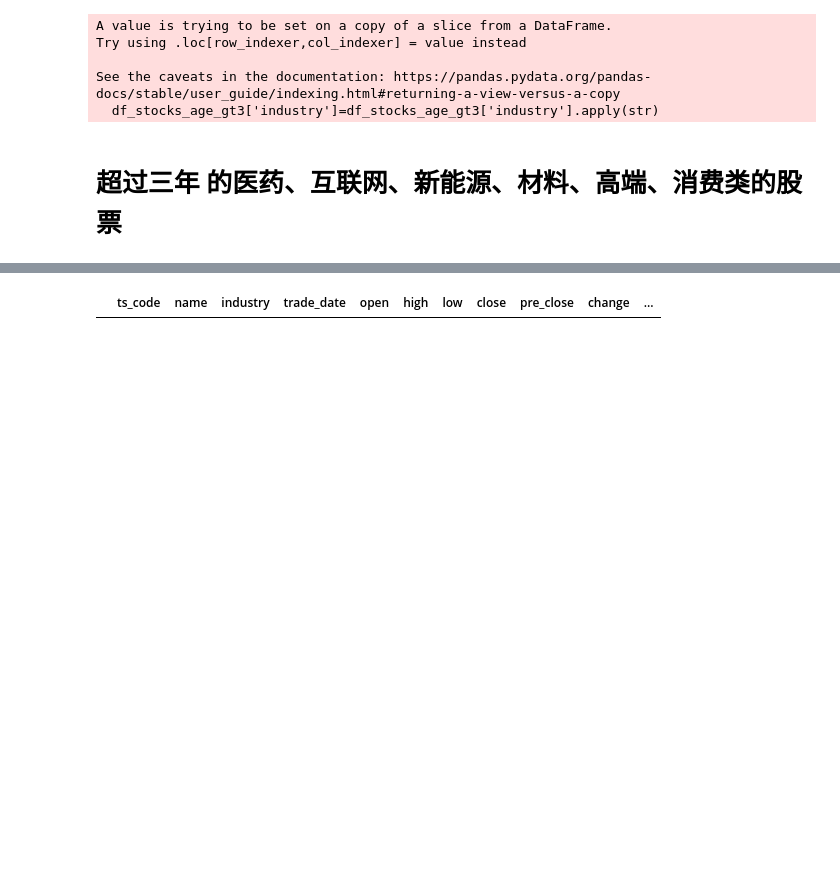
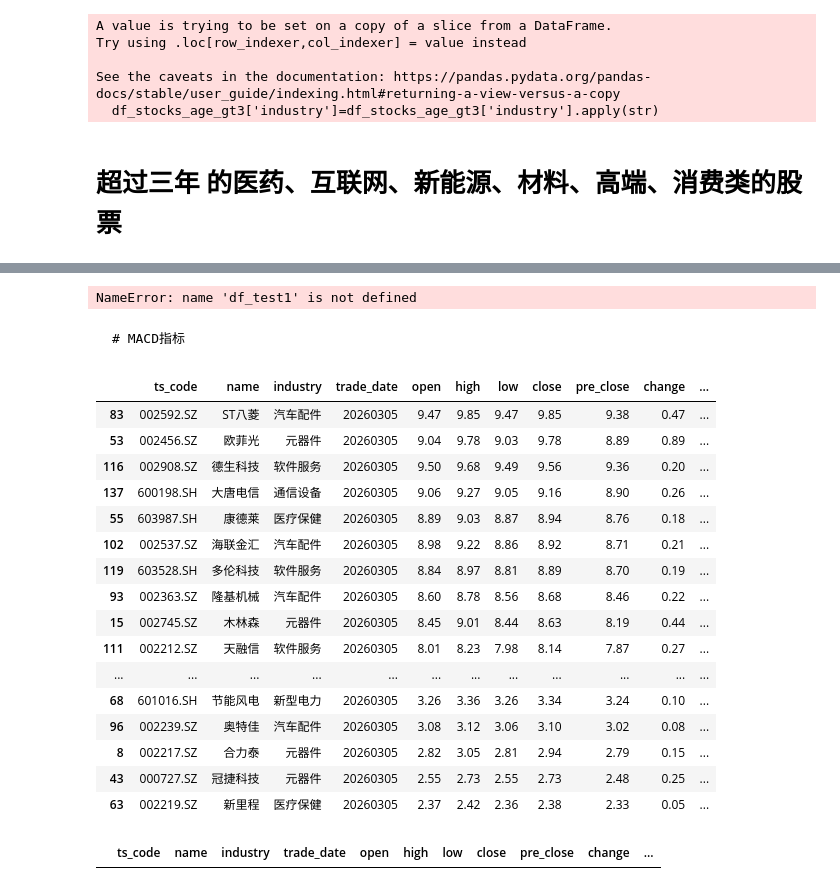
Before and after one commit to whgloveucq/jupyterfiles, a Jupyter notebook: OApractice/stock_study2023.ipynb, the cells around one changed output, grey strips where cells are left out. Saved outputs shown, nothing was run; the diff lists cells and outputs as text; code cells hidden in the pictures; blank space fills up the shorter version.

```diff
--- a/OApractice/stock_study2023.ipynb
+++ b/OApractice/stock_study2023.ipynb
@@ -387,5 +401,29 @@ df_gg_tmp1.head(30)
 # %%
-# df_gg_tmp1.head(30)
+df_test1
+# %% [output]
+NameError: name 'df_test1' is not defined
+# %% [markdown]
+    # MACD指标
+# %%
+df_selected_tmp3.query("close<10").sort_values(by='close' ,ascending=False)
+# %% [output]
+|  | ts_code | name | industry | trade_date | open | high | low | close | pre_close | change | ... |
+| 83 | 002592.SZ | ST八菱 | 汽车配件 | 20260305 | 9.47 | 9.85 | 9.47 | 9.85 | 9.38 | 0.47 | ... |
+| 53 | 002456.SZ | 欧菲光 | 元器件 | 20260305 | 9.04 | 9.78 | 9.03 | 9.78 | 8.89 | 0.89 | ... |
+| 116 | 002908.SZ | 德生科技 | 软件服务 | 20260305 | 9.50 | 9.68 | 9.49 | 9.56 | 9.36 | 0.20 | ... |
+| 137 | 600198.SH | 大唐电信 | 通信设备 | 20260305 | 9.06 | 9.27 | 9.05 | 9.16 | 8.90 | 0.26 | ... |
+| 55 | 603987.SH | 康德莱 | 医疗保健 | 20260305 | 8.89 | 9.03 | 8.87 | 8.94 | 8.76 | 0.18 | ... |
+| 102 | 002537.SZ | 海联金汇 | 汽车配件 | 20260305 | 8.98 | 9.22 | 8.86 | 8.92 | 8.71 | 0.21 | ... |
+| 119 | 603528.SH | 多伦科技 | 软件服务 | 20260305 | 8.84 | 8.97 | 8.81 | 8.89 | 8.70 | 0.19 | ... |
+| 93 | 002363.SZ | 隆基机械 | 汽车配件 | 20260305 | 8.60 | 8.78 | 8.56 | 8.68 | 8.46 | 0.22 | ... |
+| 15 | 002745.SZ | 木林森 | 元器件 | 20260305 | 8.45 | 9.01 | 8.44 | 8.63 | 8.19 | 0.44 | ... |
+| 111 | 002212.SZ | 天融信 | 软件服务 | 20260305 | 8.01 | 8.23 | 7.98 | 8.14 | 7.87 | 0.27 | ... |
+| ... | ... | ... | ... | ... | ... | ... | ... | ... | ... | ... | ... |
+| 68 | 601016.SH | 节能风电 | 新型电力 | 20260305 | 3.26 | 3.36 | 3.26 | 3.34 | 3.24 | 0.10 | ... |
+| 96 | 002239.SZ | 奥特佳 | 汽车配件 | 20260305 | 3.08 | 3.12 | 3.06 | 3.10 | 3.02 | 0.08 | ... |
+| 8 | 002217.SZ | 合力泰 | 元器件 | 20260305 | 2.82 | 3.05 | 2.81 | 2.94 | 2.79 | 0.15 | ... |
+| 43 | 000727.SZ | 冠捷科技 | 元器件 | 20260305 | 2.55 | 2.73 | 2.55 | 2.73 | 2.48 | 0.25 | ... |
+| 63 | 002219.SZ | 新里程 | 医疗保健 | 20260305 | 2.37 | 2.42 | 2.36 | 2.38 | 2.33 | 0.05 | ... |
 # %%
 # ts_code=input('请输入交易码')
 trade_date=input('请输入交易日期')
```
Also changed, not shown: parts of 10 cells of this notebook, 4 other files.
